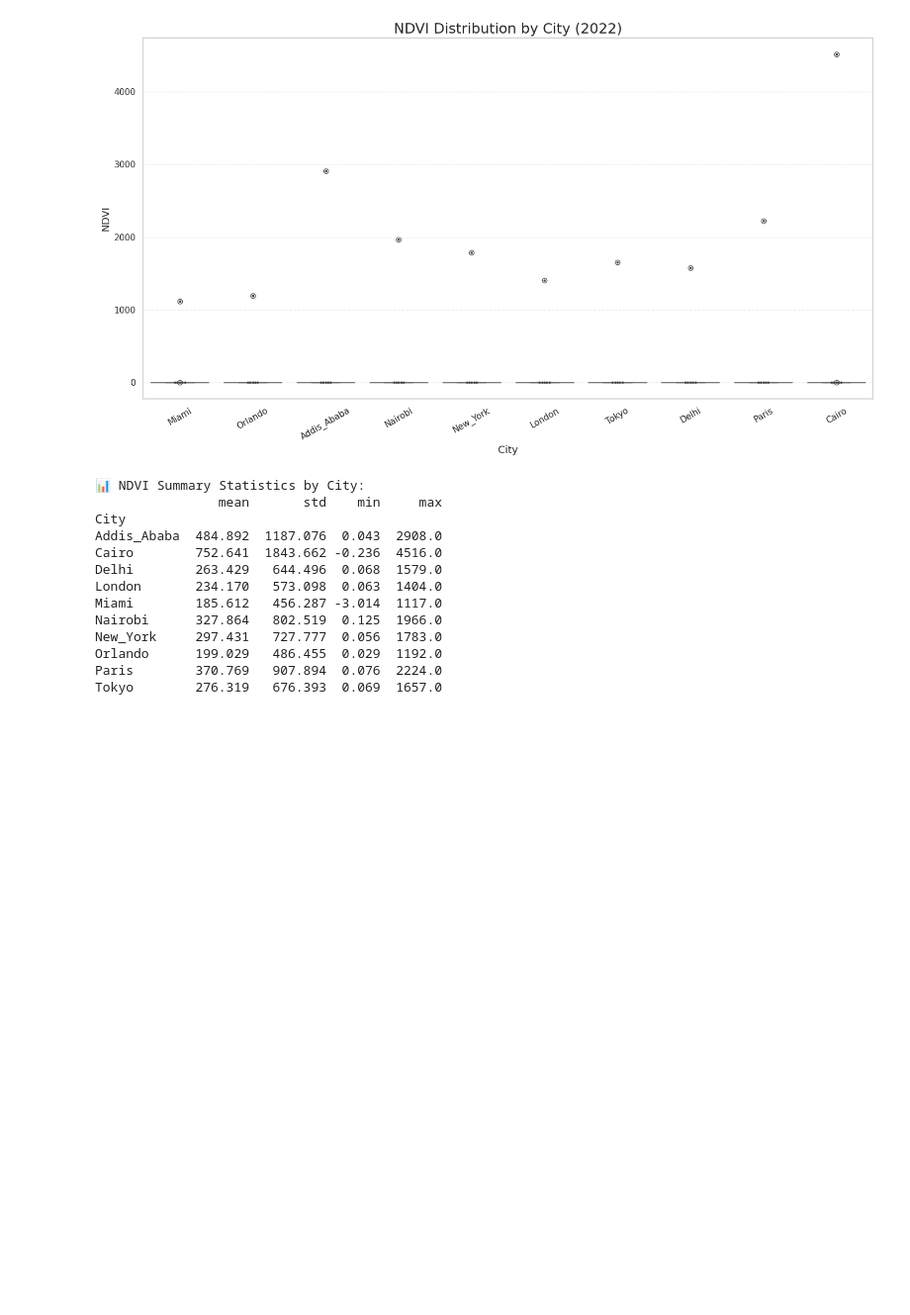
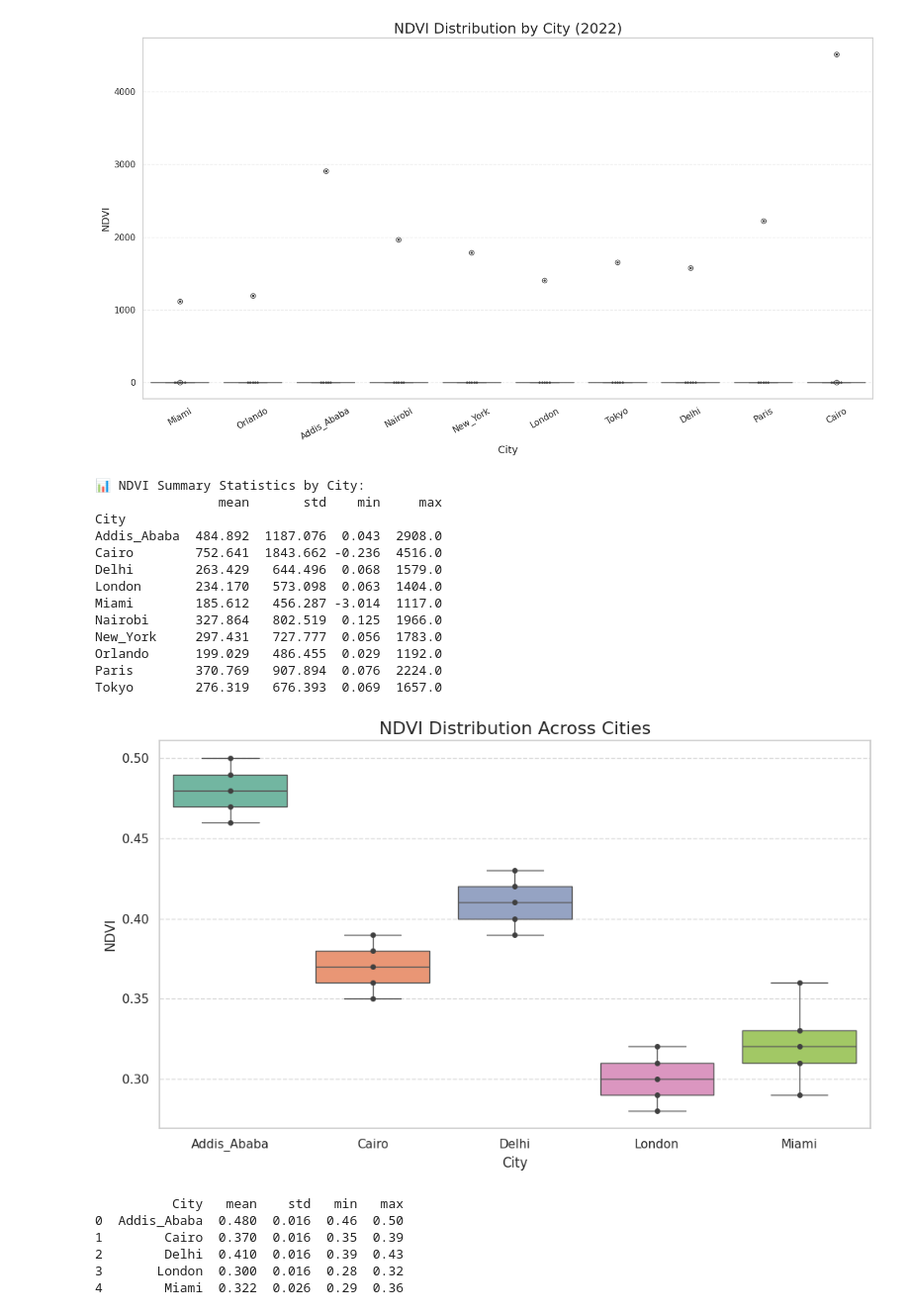
Before and after one commit to abebebelay/AI-for-Climate-Action-Innovation-Research-Network, a Jupyter notebook: guides/linked/ee-api-colab-setup.ipynb, the cells around one changed output. Shown at 99% size. Cells and saved outputs as stored; diff of their text form; code cells hidden in the pictures; blank space fills up the shorter version.

```diff
--- a/guides/linked/ee-api-colab-setup.ipynb
+++ b/guides/linked/ee-api-colab-setup.ipynb
@@ -388,3 +388,34 @@ New_York     297.431   727.777  0.056  1783.0
 Orlando      199.029   486.455  0.029  1192.0
 Paris        370.769   907.894  0.076  2224.0
 Tokyo        276.319   676.393  0.069  1657.0
+# %%
+records = []
+for city, values in ndvi_data.items():
+    for val in values:
+        records.append({"City": city, "NDVI": val})
+
+df = pd.DataFrame(records)
+
+# === Plot NDVI distribution per city ===
+plt.figure(figsize=(10, 6))
+sns.boxplot(x='City', y='NDVI', data=df, palette='Set2')
+sns.swarmplot(x='City', y='NDVI', data=df, color=".25", size=5)
+plt.title("NDVI Distribution Across Cities", fontsize=16)
+plt.ylabel("NDVI", fontsize=12)
+plt.xlabel("City", fontsize=12)
+plt.grid(axis='y', linestyle='--', alpha=0.7)
+plt.tight_layout()
+plt.show()
+
+# === Compute statistics ===
+summary_df = df.groupby('City')['NDVI'].agg(['mean', 'std', 'min', 'max']).reset_index()
+summary_df = summary_df.round(3)
+print(summary_df)
+# %% [output]
+[figure, added]
+          City   mean    std   min   max
+0  Addis_Ababa  0.480  0.016  0.46  0.50
+1        Cairo  0.370  0.016  0.35  0.39
+2        Delhi  0.410  0.016  0.39  0.43
+3       London  0.300  0.016  0.28  0.32
+4        Miami  0.322  0.026  0.29  0.36
```
